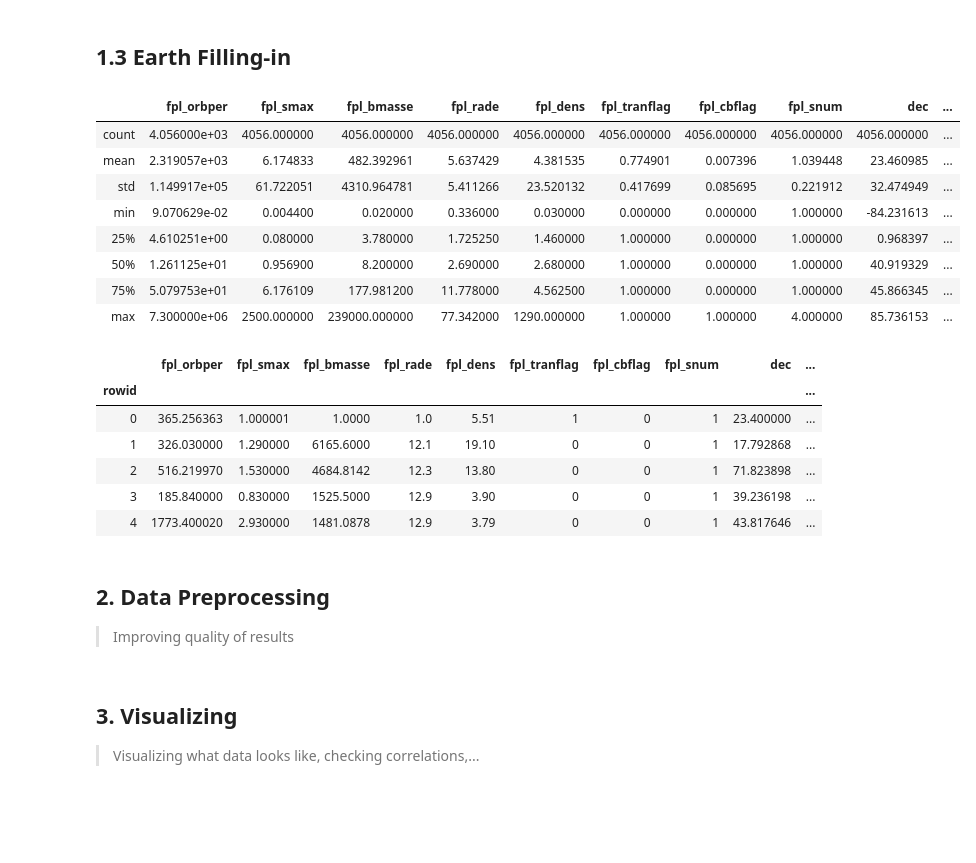
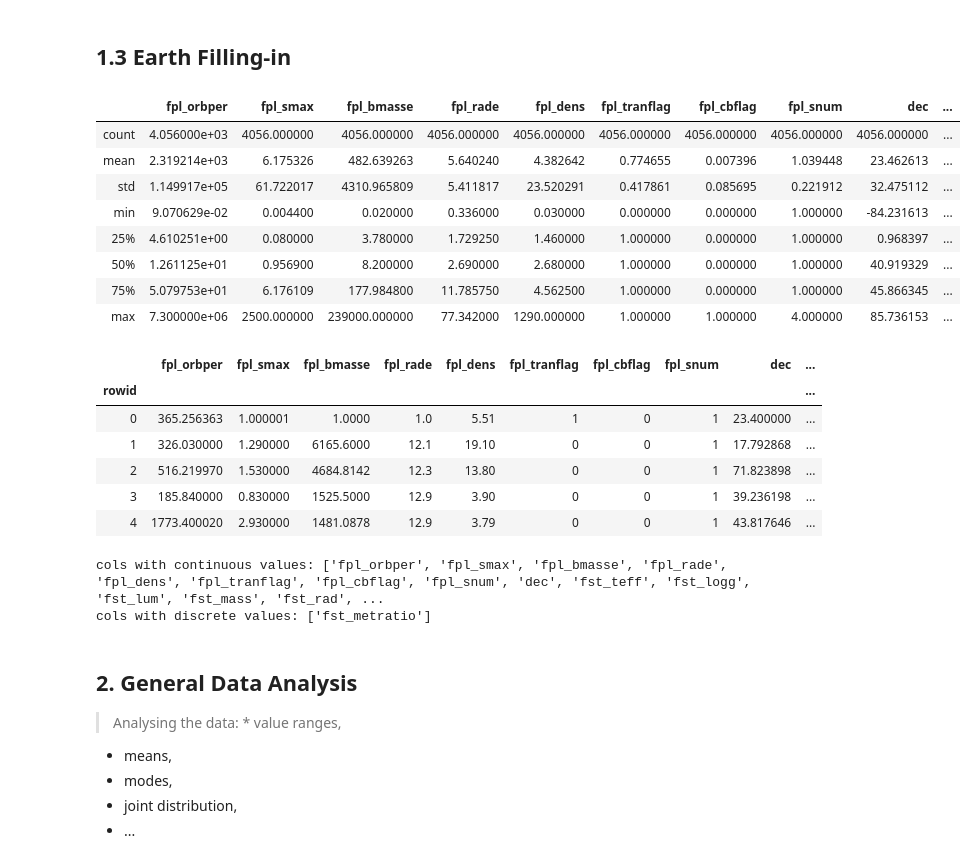
Before and after one commit to Tchoum-NG/data_science_project_2019, a Jupyter notebook: preprocessing/preprocessing.ipynb, the cells around one changed output. Saved outputs shown, nothing was run; the diff lists cells and outputs as text; code cells hidden in the pictures; blank space fills up the shorter version.

Commit message:
Mean, deviation and ratio of the variables

```diff
--- a/preprocessing/preprocessing.ipynb
+++ b/preprocessing/preprocessing.ipynb
@@ -97,6 +99,8 @@ array(['[Fe/H]', '[M/H]', '[m/H]'], dtype=object)
 df_modified.loc[df_modified["fst_metratio"] == "[m/H]", "fst_metratio"] = "[M/H]"
 df_modified["fst_metratio"] = df_modified["fst_metratio"].astype("category")
 cat_columns = df_modified.select_dtypes("category").columns
+cont_cols = list(df_modified.select_dtypes(exclude="category").columns) # columns with continuous values
+dis_cols = list(cat_columns) # cols with discrete values
 df_modified[cat_columns] = df_modified[cat_columns].apply(lambda x: x.cat.codes)
 
 df_modified["fst_metratio"].unique()
@@ -104,40 +108,50 @@ df_modified["fst_metratio"].unique()
 array([0, 1])
 # %% [markdown]
 ## 1.3 Earth Filling-in
+# %%
+def dropColumn(elem, lists):
+    for l in lists:
+        if(elem in l):
+            l.remove(elem)
 # %%
 display(df_modified.describe())
 
 df_modified.loc[0, "fpl_orbper"] = 365.256363 # orbital period in days
 df_modified.loc[0, "fpl_smax"] = 1.000001018 # the longest radius of an elliptic orbit
 df_modified.loc[0, "fpl_bmasse"] = 1 # mass of the planet (earth unit)
 df_modified.loc[0, "fpl_rade"] = 1 # radius (earth unit)
 df_modified.loc[0, "fpl_dens"] = 5.51 # density of the planet (g/cm**3)
 df_modified.loc[0, "fpl_tranflag"] = 1 # does planet transit the star
 df_modified.loc[0, "fpl_cbflag"] = 0 # does planet orbit a binary solar system
 df_modified.loc[0, "fpl_snum"] = 1 # number of stars in the solar system
 df_modified.loc[0, "dec"] = 23.4 # declination of the planetary system
 df_modified.drop(labels=["fst_optmag"], axis=1, inplace=True) # optical magnitude
+dropColumn("fst_optmag", [cont_cols, dis_cols])
 df_modified.drop(labels=["fst_nirmag"], axis=1, inplace=True) # near-IR magnitude
+dropColumn("fst_nirmag", [cont_cols, dis_cols])
 df_modified.loc[0, "fst_teff"] = 252 # effective temperature in Kelvins
 df_modified.loc[0, "fst_logg"] = 5.437751 # gravity acceleration at the star surface log10(cm/s**2)
 df_modified.loc[0, "fst_lum"] = 0 # star lumonisty log10(lumonisity)
 df_modified.loc[0, "fst_mass"] = 1 # stellar mass (sun unit)
 df_modified.loc[0, "fst_rad"] = 1 # stellar raidus (sun unit)
 df_modified.loc[0, "fst_met"] = 0.012 # star metallicity
 df_modified.loc[0, "fst_metratio"] = 0 # metal abundance (in comparison to sun)
 df_modified.loc[0, "fst_age"] = 4.603 # stellar age (in billions)
 df_modified.drop(labels=["simil"], axis=1, inplace=True) # random similarity (for visualizing purposes)
+dropColumn("simil", [cont_cols, dis_cols])
 
 display(df_modified.head())
+print("cols with continuous values:", cont_cols)
+print("cols with discrete values:", dis_cols)
 # %% [output]
 |  | fpl_orbper | fpl_smax | fpl_bmasse | fpl_rade | fpl_dens | fpl_tranflag | fpl_cbflag | fpl_snum | dec | ... |
 | count | 4.056000e+03 | 4056.000000 | 4056.000000 | 4056.000000 | 4056.000000 | 4056.000000 | 4056.000000 | 4056.000000 | 4056.000000 | ... |
-| mean | 2.319057e+03 | 6.174833 | 482.392961 | 5.637429 | 4.381535 | 0.774901 | 0.007396 | 1.039448 | 23.460985 | ... |
-| std | 1.149917e+05 | 61.722051 | 4310.964781 | 5.411266 | 23.520132 | 0.417699 | 0.085695 | 0.221912 | 32.474949 | ... |
+| mean | 2.319214e+03 | 6.175326 | 482.639263 | 5.640240 | 4.382642 | 0.774655 | 0.007396 | 1.039448 | 23.462613 | ... |
+| std | 1.149917e+05 | 61.722017 | 4310.965809 | 5.411817 | 23.520291 | 0.417861 | 0.085695 | 0.221912 | 32.475112 | ... |
 | min | 9.070629e-02 | 0.004400 | 0.020000 | 0.336000 | 0.030000 | 0.000000 | 0.000000 | 1.000000 | -84.231613 | ... |
-| 25% | 4.610251e+00 | 0.080000 | 3.780000 | 1.725250 | 1.460000 | 1.000000 | 0.000000 | 1.000000 | 0.968397 | ... |
+| 25% | 4.610251e+00 | 0.080000 | 3.780000 | 1.729250 | 1.460000 | 1.000000 | 0.000000 | 1.000000 | 0.968397 | ... |
 | 50% | 1.261125e+01 | 0.956900 | 8.200000 | 2.690000 | 2.680000 | 1.000000 | 0.000000 | 1.000000 | 40.919329 | ... |
-| 75% | 5.079753e+01 | 6.176109 | 177.981200 | 11.778000 | 4.562500 | 1.000000 | 0.000000 | 1.000000 | 45.866345 | ... |
+| 75% | 5.079753e+01 | 6.176109 | 177.984800 | 11.785750 | 4.562500 | 1.000000 | 0.000000 | 1.000000 | 45.866345 | ... |
 | max | 7.300000e+06 | 2500.000000 | 239000.000000 | 77.342000 | 1290.000000 | 1.000000 | 1.000000 | 4.000000 | 85.736153 | ... |
 |  | fpl_orbper | fpl_smax | fpl_bmasse | fpl_rade | fpl_dens | fpl_tranflag | fpl_cbflag | fpl_snum | dec | ... |
 | rowid |  |  |  |  |  |  |  |  |  | ... |
@@ -146,9 +160,13 @@ display(df_modified.head())
 | 2 | 516.219970 | 1.530000 | 4684.8142 | 12.3 | 13.80 | 0 | 0 | 1 | 71.823898 | ... |
 | 3 | 185.840000 | 0.830000 | 1525.5000 | 12.9 | 3.90 | 0 | 0 | 1 | 39.236198 | ... |
 | 4 | 1773.400020 | 2.930000 | 1481.0878 | 12.9 | 3.79 | 0 | 0 | 1 | 43.817646 | ... |
+cols with continuous values: ['fpl_orbper', 'fpl_smax', 'fpl_bmasse', 'fpl_rade', 'fpl_dens', 'fpl_tranflag', 'fpl_cbflag', 'fpl_snum', 'dec', 'fst_teff', 'fst_logg', 'fst_lum', 'fst_mass', 'fst_rad', ...
+cols with discrete values: ['fst_metratio']
-# %% [markdown]
-## 2. Data Preprocessing
-> Improving quality of results
-# %% [markdown]
-## 3. Visualizing
-> Visualizing what data looks like, checking correlations,...
+# %% [markdown]
+## 2. General Data Analysis
+> Analysing the data:
+* value ranges,
+* means,
+* modes,
+* joint distribution,
+* ...
```
Also changed, not shown: parts of 9 cells of this notebook.
